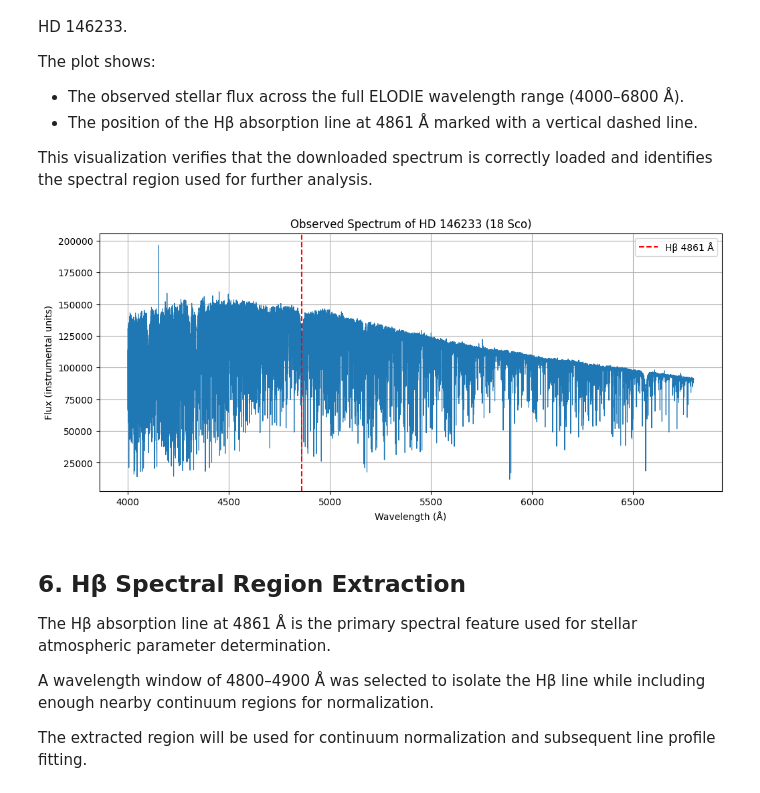
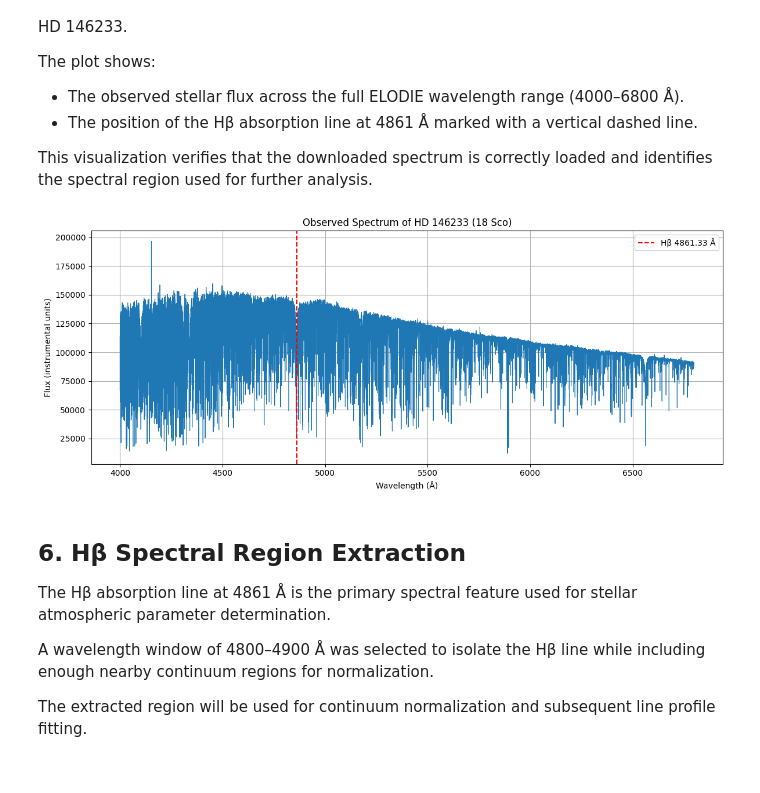
Before and after one commit to fardinabdullah/AST402_MidTerm_Project, a Jupyter notebook: notebooks/02.observed-spectrum-acquisition.ipynb, the cells around one changed output. Cells and saved outputs as stored; diff of their text form; code cells hidden in the pictures.

```diff
--- a/notebooks/02.observed-spectrum-acquisition.ipynb
+++ b/notebooks/02.observed-spectrum-acquisition.ipynb
@@ -263,23 +263,36 @@ This visualization verifies that the downloaded spectrum is correctly loaded and
 # %%
 plt.figure(figsize=(12,5))
 
 plt.plot(wavelength, flux, linewidth=0.8)
 
 # Mark H beta line
-plt.axvline(4861, color="red", linestyle="--", label="Hβ 4861 Å")
+plt.axvline(
+    4861.33,
+    color="red",
+    linestyle="--",
+    label="Hβ 4861.33 Å"
+)
 
 plt.xlabel("Wavelength (Å)")
 plt.ylabel("Flux (instrumental units)")
 
 plt.title("Observed Spectrum of HD 146233 (18 Sco)")
 
 plt.legend()
 
 plt.grid(True)
 
+plt.tight_layout()
+
+plt.savefig(
+    "../plots/report_figures/full_observed_spectrum.png",
+    dpi=300,
+    bbox_inches="tight"
+)
+
 plt.show()
 # %% [output]
-[figure, old version]
+[figure, new version]
 # %% [markdown]
 ## 6. Hβ Spectral Region Extraction
 
```
Also changed, not shown: parts of 13 cells of this notebook, 45 other files.
